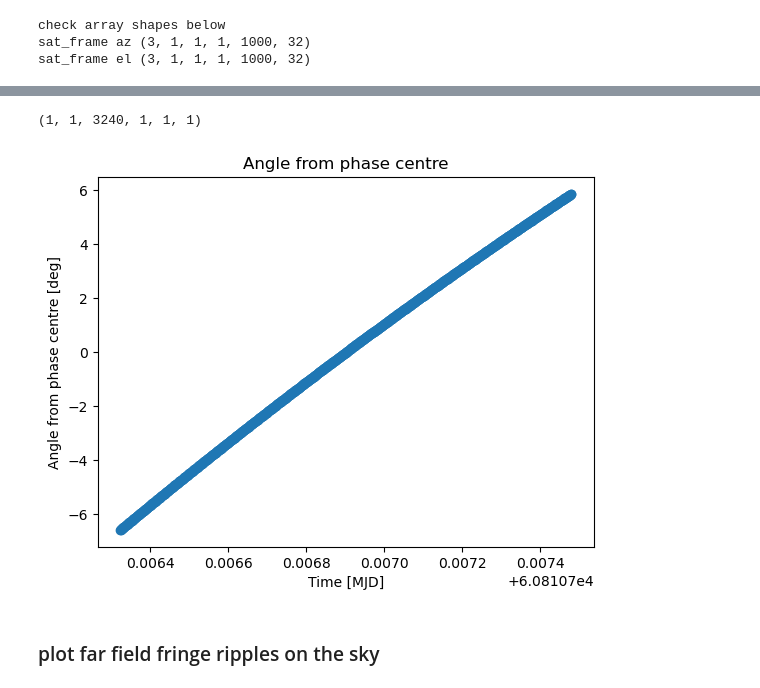
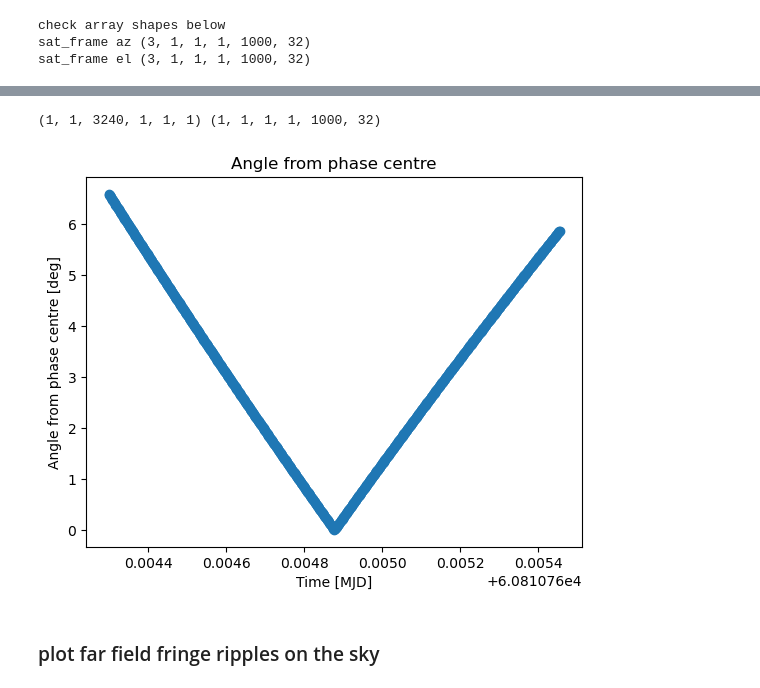
Before and after one commit to hqiu-nju/scepter, a Jupyter notebook: notebooks/fringe_simulation.ipynb, the cells around one changed output, grey strips where cells are left out. Saved outputs shown, nothing was run; the diff lists cells and outputs as text; code cells hidden in the pictures.

Commit message:
adding azel track function

```diff
--- a/notebooks/fringe_simulation.ipynb
+++ b/notebooks/fringe_simulation.ipynb
@@ -144,7 +143,7 @@ plt.show()
 # %% [markdown]
 ### array order is observer, pointing per grid, skygrid cells, epochs, time samples per epoch, number of satellites
 # %%
-test=obs.obs_sim(tx,rx,skygrid,mjds)
+test=obs.obs_sim(rx,skygrid,mjds)
 print(test.location)
 print(test.grid_az.shape)
 # %% [output]
@@ -211,0 +195,25 @@ plt.show()
+# %%
+idx_t=len(time_2d.flatten())//2
+pnt=sat_coord[:,:,:,:,idx_t,nsat]
+ra=pnt.transform_to('icrs').ra.deg
+dec=pnt.transform_to('icrs').dec.deg
+# tel_pnt=test.sky_track(ra,dec)
+print(sat_az[:,:,:,:,idx_t,nsat])
+
+
+
+
+# tel_pnt=test.sky_track(sat_az[idx_t],sat_el[idx_t],frame=altaz)
+tel_pnt=test.azel_track(pnt.az,pnt.alt) ### use this satellite position for pointing
+# tel_pnt=sat_coord[idx_t]
+tel_az=tel_pnt.az.deg.flatten()
+tel_el=tel_pnt.alt.deg.flatten()
+# print(tel_az)
+print(tel_pnt.shape,sat_el.shape)
+plt.xlabel('Azimuth [deg]')
+plt.ylabel('Elevation [deg]')
+plt.title('Location to satellite')
+plt.scatter(sat_az.flatten(),sat_el.flatten(),label='satellite in ant1 altaz')
+plt.scatter(tel_az,tel_el,marker='x',color='C1',label='Antenna 1 pointing')
+plt.legend()
+plt.show()
@@ -214,26 +226,27 @@ grid_size = 1 * u.arcmin
 ### make a smaller grid and replace the parameters in the object, a bit of a hack.
 skygrid = skynet.pointgen(niters=npoints,
     step_size=grid_size,
-    lat_range=((tel_az[idx_t]-0.5)*u.deg ,(tel_az[idx_t]+.5) * u.deg),
+    lat_range=((tel_az[idx_t]-.5)*u.deg ,(tel_az[idx_t]+.5) * u.deg),
     lon_range=((tel_el[idx_t]-0.5)*u.deg,(tel_el[idx_t]+0.5)*u.deg),
     rnd_seed=0,
     )
 grid_az, grid_el, test.grid_info = skygrid
 test.grid_az=grid_az[np.newaxis,:,:,np.newaxis,np.newaxis,np.newaxis]
 test.grid_el=grid_el[np.newaxis,:,:,np.newaxis,np.newaxis,np.newaxis]
-print(test.grid_az.shape)
+print(test.grid_az.shape,sat_coord.shape)
 # %% [output]
-(1, 1, 3240, 1, 1, 1)
+(1, 1, 3240, 1, 1, 1) (1, 1, 1, 1, 1000, 32)
 # %%
 plt.title('Angle from phase centre')
 offbeam=tel_pnt.separation(sat_coord)
-offbeam[:np.argmin(offbeam)]*=-1
-plt.scatter(mjds.flatten(),offbeam)
+# offbeam[:np.argmin(offbeam)]*=-1
+timex=mjds.flatten()
+plt.scatter(timex,offbeam.reshape(len(timex),-1)[:,0])
 plt.xlabel('Time [MJD]')
 plt.ylabel('Angle from phase centre [deg]')
 plt.show()
 # %% [output]
-[figure, old version]
+[figure, new version]
 # %% [markdown]
 ### plot far field fringe ripples on the sky
 # %%
```
Also changed, not shown: parts of 10 cells of this notebook, 2 other files.
